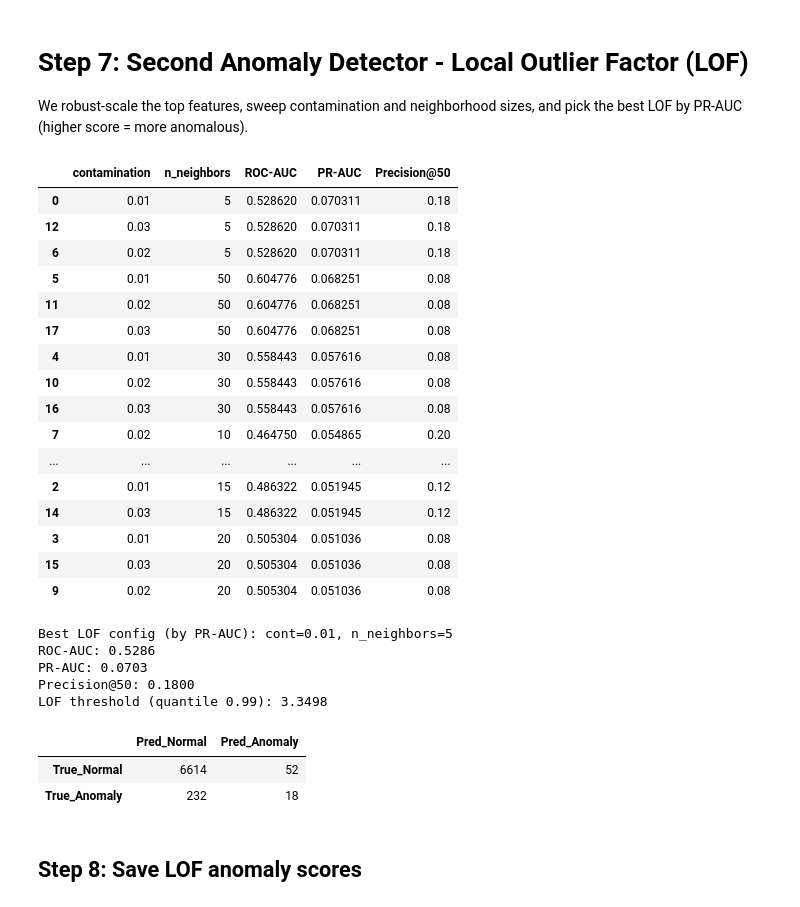
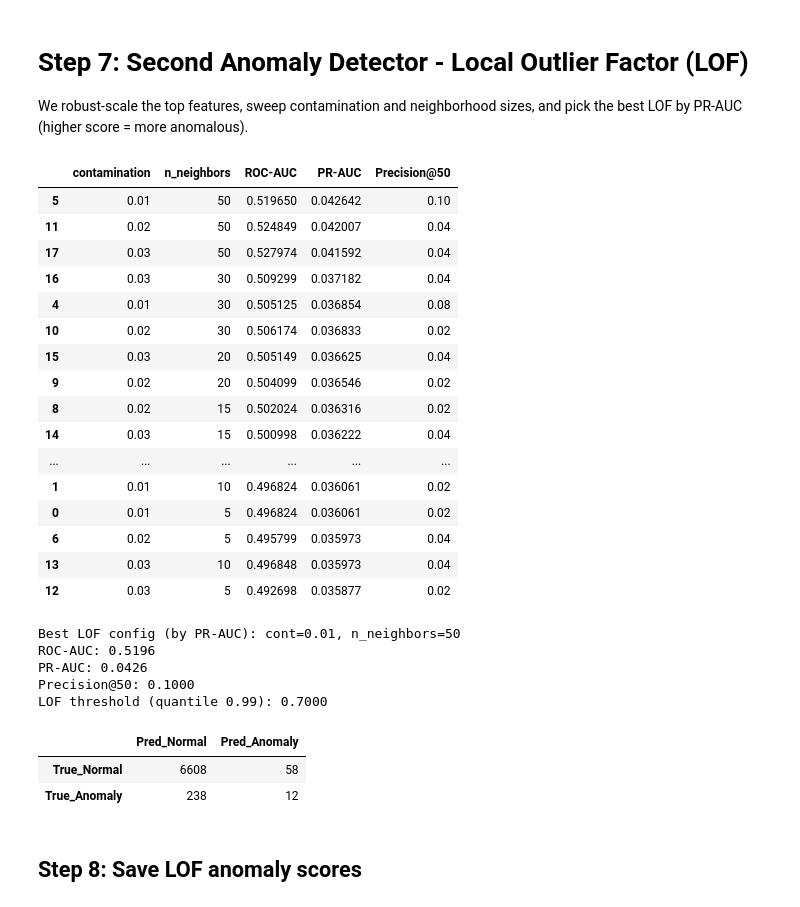
Before and after one commit to feng123liang/project, a Jupyter notebook: project.ipynb, the cells around one changed output. Drawn from its saved outputs; the diff is of its cells as text; code cells hidden in the pictures.

```diff
--- a/project.ipynb
+++ b/project.ipynb
@@ -160,8 +165,8 @@ Name: count, dtype: int64
 import pandas as pd
 
 # Make a copy of the cleaned dataset (after reading with sep=";")
-df_clean = df.drop(columns=["Unnamed: 22", "Unnamed: 23"])
-
+# df_clean = df.drop(columns=["Unnamed: 22", "Unnamed: 23"])
+df_clean = pd.read_csv("thyroid_processed_data_cleaned.csv")
 print("Shape after removing empty columns:", df_clean.shape)
 
 # Convert the label column from string ('n','o') to numeric (0/1)
@@ -527,7 +532,7 @@ contamination_grid = [0.01, 0.02, 0.03]
 
 lof_results = []
 lof_scores_by_cfg = {}
-
+scores = None
 for cont in contamination_grid:
     for k in n_neighbors_grid:
         lof = LocalOutlierFactor(
@@ -537,8 +542,9 @@ for cont in contamination_grid:
             metric='euclidean',
             n_jobs=-1
         )
-        lof.fit(X_top_scaled_lof)
-        scores = -lof.negative_outlier_factor_  # invert so higher = more anomalous
+        # lof.fit_predict(X_top_scaled_lof)
+        # scores = -lof.negative_outlier_factor_  # invert so higher = more anomalous
+        scores = -lof.fit_predict(X_top_scaled_lof)
         lof_scores_by_cfg[(cont, k)] = scores
 
         metrics = evaluate_anomaly_model(y, scores, K=50)
@@ -547,57 +553,57 @@ for cont in contamination_grid:
             'n_neighbors': k,
             **metrics
         })
 
 lof_results_df = pd.DataFrame(lof_results).sort_values('PR-AUC', ascending=False)
 display(lof_results_df)
 
 best_row = lof_results_df.iloc[0]
 best_cont = float(best_row['contamination'])
 best_k = int(best_row['n_neighbors'])
 anomaly_scores_lof = lof_scores_by_cfg[(best_cont, best_k)]
 
 print(f"Best LOF config (by PR-AUC): cont={best_cont}, n_neighbors={best_k}")
 for k, v in evaluate_anomaly_model(y, anomaly_scores_lof, K=50).items():
     print(f"{k}: {v:.4f}")
 
 
 from sklearn.metrics import confusion_matrix
 
 # Threshold from contamination (1 - cont quantile)
 threshold_lof = float(np.quantile(anomaly_scores_lof, 1.0 - best_cont))
 y_pred_lof = (anomaly_scores_lof >= threshold_lof).astype(int)
 
 cm = confusion_matrix(y, y_pred_lof, labels=[0, 1])
 cm_df = pd.DataFrame(cm, index=['True_Normal', 'True_Anomaly'], columns=['Pred_Normal', 'Pred_Anomaly'])
 
 print(f'LOF threshold (quantile {1.0 - best_cont:.2f}): {threshold_lof:.4f}')
 display(cm_df)
 # %% [output]
 |  | contamination | n_neighbors | ROC-AUC | PR-AUC | Precision@50 |
-| 0 | 0.01 | 5 | 0.528620 | 0.070311 | 0.18 |
-| 12 | 0.03 | 5 | 0.528620 | 0.070311 | 0.18 |
-| 6 | 0.02 | 5 | 0.528620 | 0.070311 | 0.18 |
-| 5 | 0.01 | 50 | 0.604776 | 0.068251 | 0.08 |
-| 11 | 0.02 | 50 | 0.604776 | 0.068251 | 0.08 |
-| 17 | 0.03 | 50 | 0.604776 | 0.068251 | 0.08 |
-| 4 | 0.01 | 30 | 0.558443 | 0.057616 | 0.08 |
-| 10 | 0.02 | 30 | 0.558443 | 0.057616 | 0.08 |
-| 16 | 0.03 | 30 | 0.558443 | 0.057616 | 0.08 |
-| 7 | 0.02 | 10 | 0.464750 | 0.054865 | 0.20 |
+| 5 | 0.01 | 50 | 0.519650 | 0.042642 | 0.10 |
+| 11 | 0.02 | 50 | 0.524849 | 0.042007 | 0.04 |
+| 17 | 0.03 | 50 | 0.527974 | 0.041592 | 0.04 |
+| 16 | 0.03 | 30 | 0.509299 | 0.037182 | 0.04 |
+| 4 | 0.01 | 30 | 0.505125 | 0.036854 | 0.08 |
+| 10 | 0.02 | 30 | 0.506174 | 0.036833 | 0.02 |
+| 15 | 0.03 | 20 | 0.505149 | 0.036625 | 0.04 |
+| 9 | 0.02 | 20 | 0.504099 | 0.036546 | 0.02 |
+| 8 | 0.02 | 15 | 0.502024 | 0.036316 | 0.02 |
+| 14 | 0.03 | 15 | 0.500998 | 0.036222 | 0.04 |
 | ... | ... | ... | ... | ... | ... |
-| 2 | 0.01 | 15 | 0.486322 | 0.051945 | 0.12 |
-| 14 | 0.03 | 15 | 0.486322 | 0.051945 | 0.12 |
-| 3 | 0.01 | 20 | 0.505304 | 0.051036 | 0.08 |
-| 15 | 0.03 | 20 | 0.505304 | 0.051036 | 0.08 |
-| 9 | 0.02 | 20 | 0.505304 | 0.051036 | 0.08 |
+| 1 | 0.01 | 10 | 0.496824 | 0.036061 | 0.02 |
+| 0 | 0.01 | 5 | 0.496824 | 0.036061 | 0.02 |
+| 6 | 0.02 | 5 | 0.495799 | 0.035973 | 0.04 |
+| 13 | 0.03 | 10 | 0.496848 | 0.035973 | 0.04 |
+| 12 | 0.03 | 5 | 0.492698 | 0.035877 | 0.02 |
-Best LOF config (by PR-AUC): cont=0.01, n_neighbors=5
-ROC-AUC: 0.5286
-PR-AUC: 0.0703
-Precision@50: 0.1800
-LOF threshold (quantile 0.99): 3.3498
+Best LOF config (by PR-AUC): cont=0.01, n_neighbors=50
+ROC-AUC: 0.5196
+PR-AUC: 0.0426
+Precision@50: 0.1000
+LOF threshold (quantile 0.99): 0.7000
 |  | Pred_Normal | Pred_Anomaly |
-| True_Normal | 6614 | 52 |
-| True_Anomaly | 232 | 18 |
+| True_Normal | 6608 | 58 |
+| True_Anomaly | 238 | 12 |
 # %% [markdown]
 ## Step 8: Save LOF anomaly scores
 # %%
```
Also changed, not shown: parts of 25 cells of this notebook, 4 other files.
